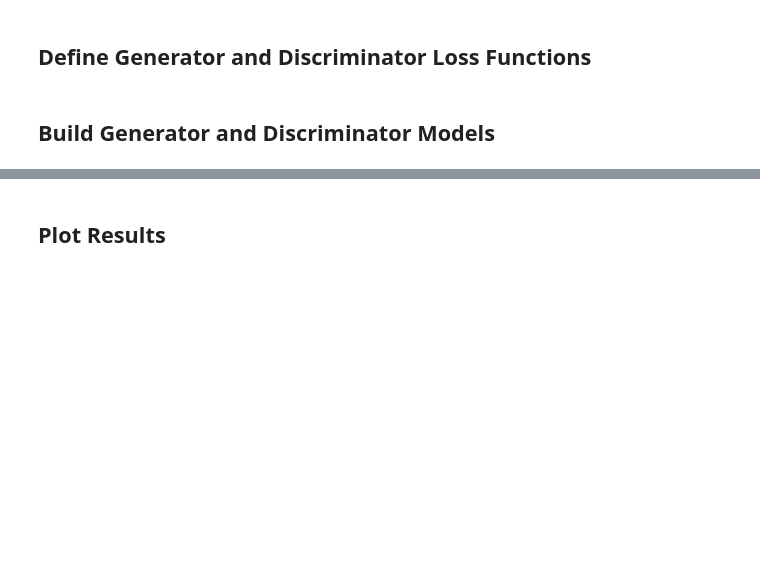
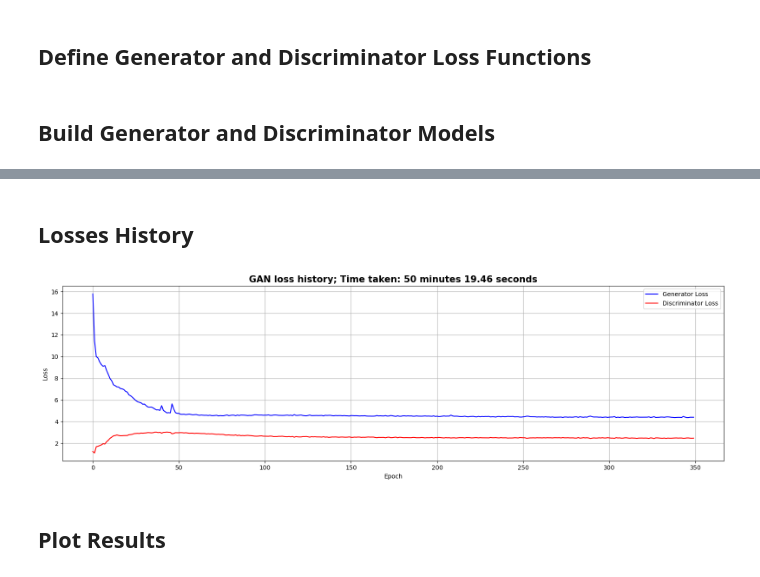
Before and after one commit to pintamonas4575/RLGAN-project-MAADM-UPM, a Jupyter notebook: RLGAN-p2-GAN.ipynb, the cells around one changed output, grey strips where cells are left out. Saved outputs shown, nothing was run; the diff lists cells and outputs as text; code cells hidden in the pictures; blank space fills up the shorter version.

```diff
--- a/RLGAN-p2-GAN.ipynb
+++ b/RLGAN-p2-GAN.ipynb
@@ -444,10 +403,4 @@ _________________________________________________________________
 # %%
-# Define the directory and file for storing the TensorBoard summary logs
-summary_log_file = os.path.join(
-    WORKDIR, 'tf-summary', datetime.now().strftime("%Y%m%d-%H%M%S"))
-# Create a summary writer for writing the summary logs
-summary_writer = tf.summary.create_file_writer(summary_log_file)
-
 @tf.function
 def train_step(input_image: tf.Tensor, target: tf.Tensor, epoch: int) -> tuple[tf.Tensor, tf.Tensor]:
     """
@@ -497,13 +450,6 @@ def train_step(input_image: tf.Tensor, target: tf.Tensor, epoch: int) -> tuple[t
     generator_optimizer.apply_gradients(zip(gen_gradients, generator.trainable_variables))
     discriminator_optimizer.apply_gradients(zip(disc_gradients, discriminator.trainable_variables))
 
-    # Write the losses to the summary logs
-    with summary_writer.as_default():
-        tf.summary.scalar('gen_total_loss', gen_total_loss, step=epoch)
-        tf.summary.scalar('gen_gan_loss', gen_gan_loss, step=epoch)
-        tf.summary.scalar('gen_l2_loss', gen_l2_loss, step=epoch)
-        tf.summary.scalar('disc_loss', disc_loss, step=epoch)
-
     return gen_total_loss, disc_loss
 # %%
 # The checkpoint manager will load the latest checkpoint if it exists
@@ -525,6 +471,8 @@ Restored from results_p2\training-checkpoints\ckpt-20
 # %%
-EPOCHS = 10
-epoch_trace = 1
+EPOCHS = 350
+epoch_trace = 25
+gen_loss_history = []
+disc_loss_history = []
 
 total_time = time.time()
 for epoch in range(EPOCHS):
@@ -540,13 +488,13 @@ for epoch in range(EPOCHS):
         gen_loss_total += gen_loss
         disc_loss_total += disc_loss
 
-    # Calculate the time taken for the epoch
+    gen_loss_history.append(gen_loss_total / BATCH_SIZE)
+    disc_loss_history.append(disc_loss_total / BATCH_SIZE)
+
     time_taken = time.time() - epoch_time
-
-    # If the epoch number is a multiple of "epoch_trace", save a checkpoint
-    if (epoch + 1) % epoch_trace == 0:
+    if epoch % epoch_trace == 0:
         checkpoint.save(file_prefix=checkpoint_prefix)
-        print(f'Epoch {epoch + 1}: gen loss: {gen_loss_total / BATCH_SIZE}, disc loss: {disc_loss_total / BATCH_SIZE}, time: {time_taken:.2f}s')
+        print(f'Epoch {epoch}: gen loss: {gen_loss_total / BATCH_SIZE}, disc loss: {disc_loss_total / BATCH_SIZE}, time: {time_taken:.2f}s')
 
 minutos, segundos = divmod(time.time()-total_time, 60)
 print(f"*******Tiempo entrenamiento: {int(minutos)} minutos y {segundos:.2f} segundos*******")
@@ -565,3 +517,22 @@ Epoch 10: gen loss: 1.7335790395736694, disc loss: 4.235716342926025, time: 9.75
+# %% [markdown]
+## Losses History
+# %%
+def plot_loss(gen_loss: list[float], disc_loss: list[float]) -> None:
+    plt.figure(figsize=(16, 5))
+    plt.plot(gen_loss, label='Generator Loss', color='blue')
+    plt.plot(disc_loss, label='Discriminator Loss', color='red')
+    plt.xlabel('Epoch')
+    plt.ylabel('Loss')
+    plt.title(f'GAN loss history; Time taken: {int(minutos)} minutes {segundos:.2f} seconds', fontsize=15, fontweight='bold')
+    plt.legend()
+    plt.grid()
+    plt.tight_layout()
+    plt.savefig(os.path.join(WORKDIR, f'GAN_{EPOCHS}_loss_history.png'))
+    plt.show()
+
+plot_loss(gen_loss_history, disc_loss_history)
+# %% [output]
+[figure, added]
 # %% [markdown]
 ## Plot Results
 # %%
```
Also changed, not shown: parts of 15 cells of this notebook, 6 other files.
